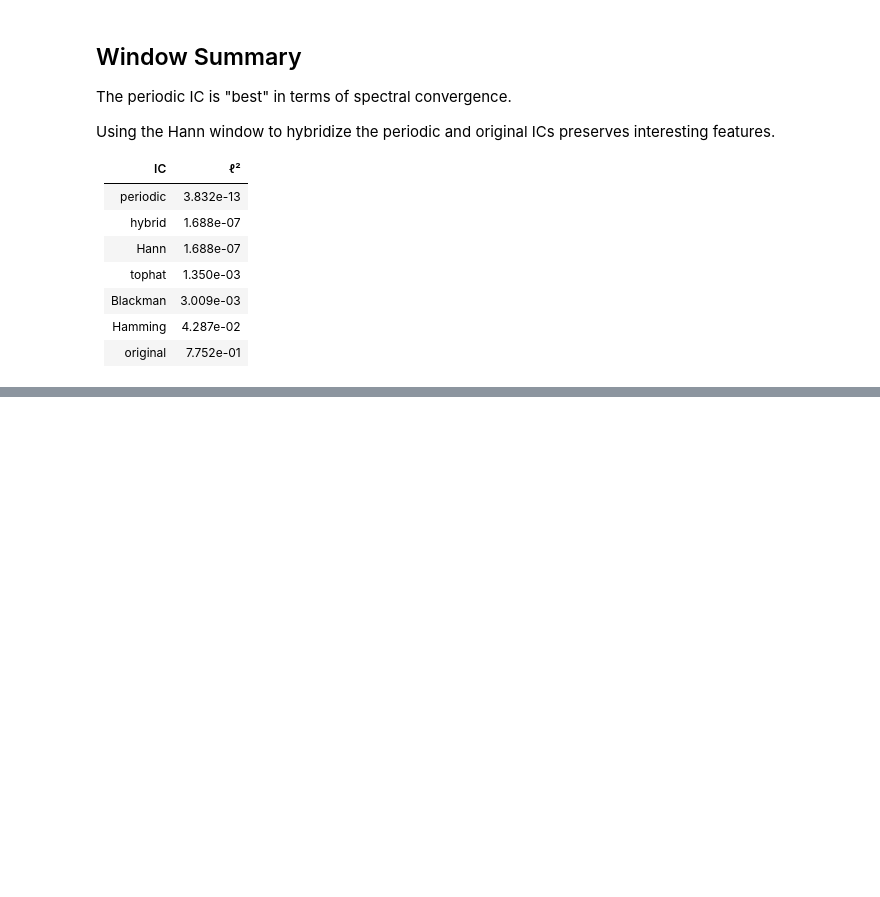
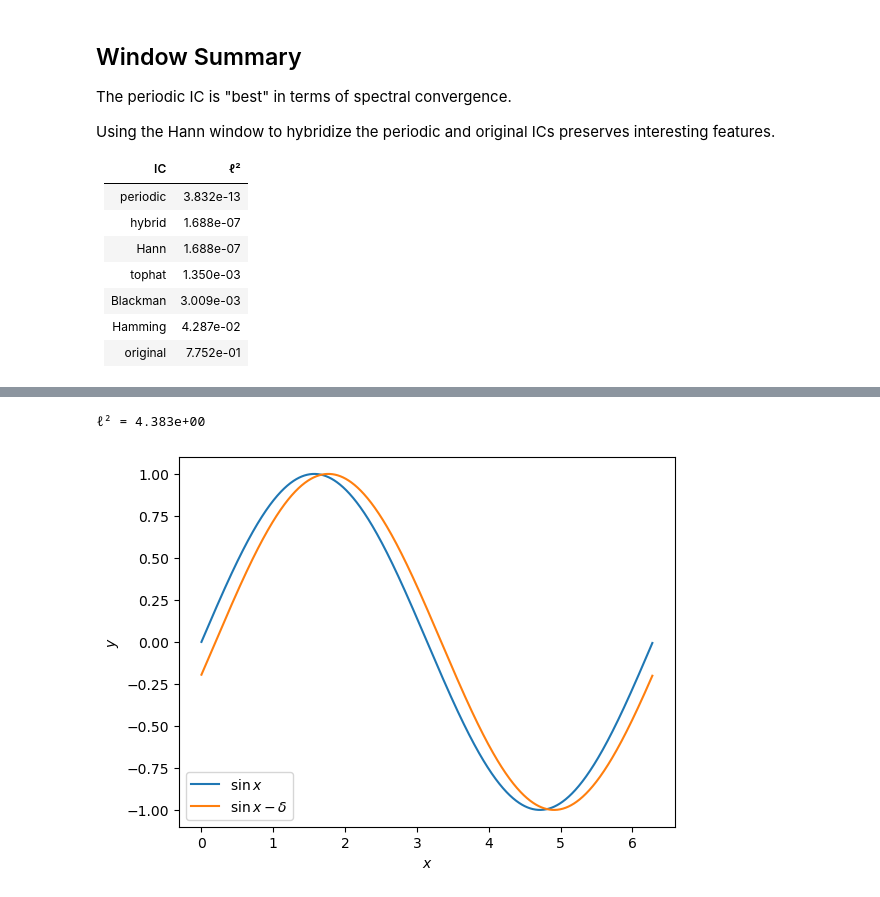
Before and after one commit to tkphd/pfhub-bm1-variations, a Jupyter notebook: fourier-interpolation.ipynb, the cells around one changed output, grey strips where cells are left out. Drawn from its saved outputs; the diff is of its cells as text; code cells hidden in the pictures; blank space fills up the shorter version.

```diff
--- a/fourier-interpolation.ipynb
+++ b/fourier-interpolation.ipynb
@@ -404,0 +409,18 @@ Using the Hann window to hybridize the periodic and original ICs preserves inter
+# %%
+n = 1
+δ = np.pi/16
+x0 = np.linspace(0, L, 1000, endpoint=False)
+
+y0 = np.sin(2 * n * np.pi / L * x0)
+y1 = np.sin(2 * n * np.pi / L * (x0 - δ))
+
+plt.plot(x0, y0, label="$\\sin x$");
+plt.plot(x0, y1, label="$\\sin x-\\delta$");
+plt.xlabel("$x$");
+plt.ylabel("$y$");
+plt.legend(loc=3);
+
+print(f"ℓ² = {np.linalg.norm(y0-y1):.3e}")
+# %% [output]
+ℓ² = 4.383e+00
+[figure, added]
```
Also changed, not shown: parts of 10 cells of this notebook, 3 other files.
